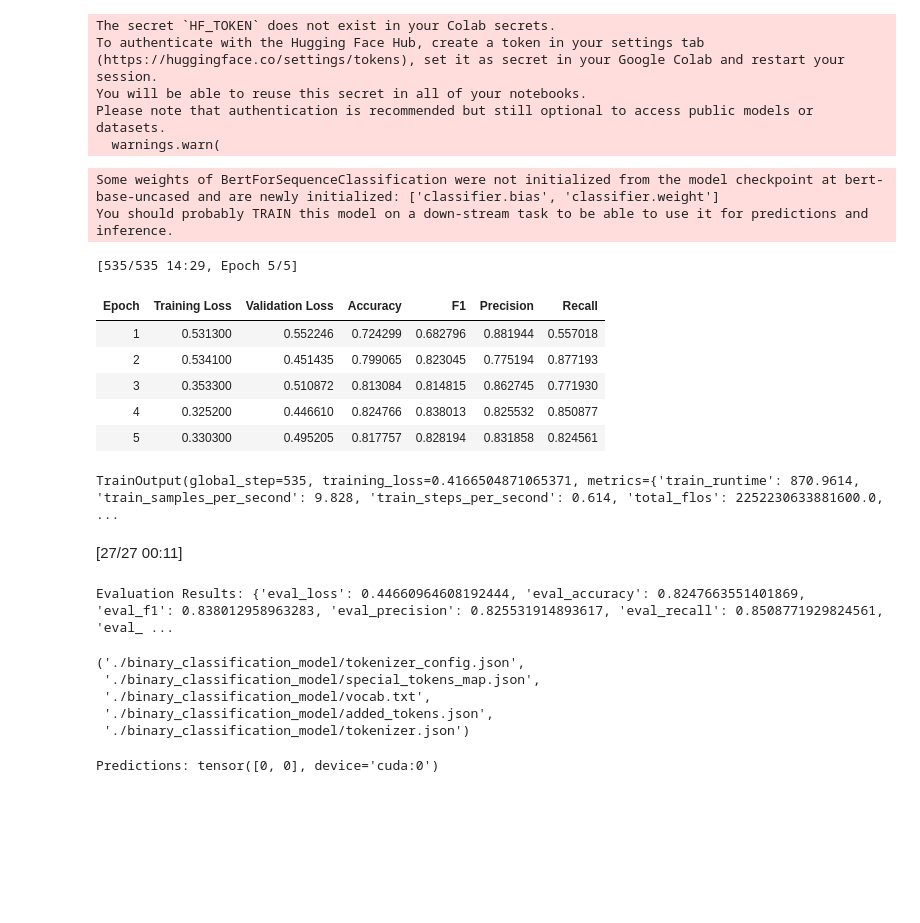
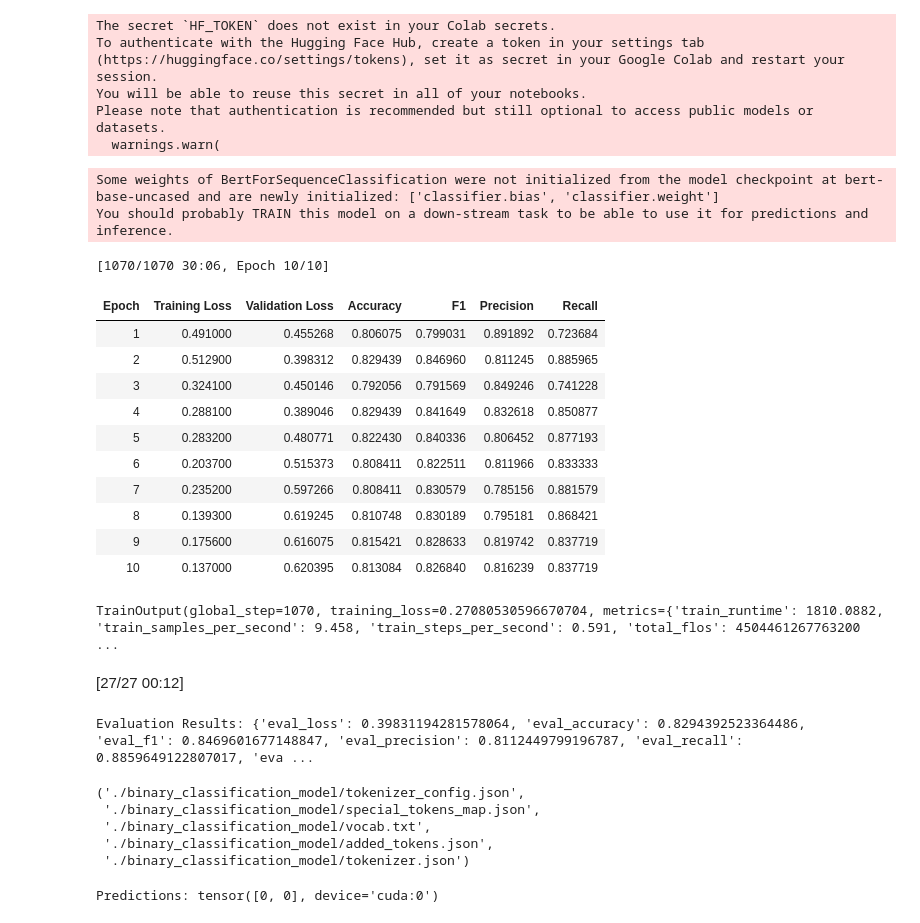
Before and after one commit to Capstone-24-25/module-2-group5, a Jupyter notebook: scripts/group_assignment_3.ipynb, the cells around one changed output. Saved outputs shown, nothing was run; the diff lists cells and outputs as text; code cells hidden in the pictures; blank space fills up the shorter version.

```diff
--- a/scripts/group_assignment_3.ipynb
+++ b/scripts/group_assignment_3.ipynb
@@ -64,50 +64,55 @@ training_args=TrainingArguments(
     output_dir="./results",
     evaluation_strategy="epoch",
     save_strategy="epoch",
-    learning_rate=1e-4,
+    learning_rate=2e-5,
     per_device_train_batch_size=16,
     per_device_eval_batch_size=16,
-    num_train_epochs=5,
+    num_train_epochs=10,
     weight_decay=0.01,
     save_total_limit=1,
     logging_dir="./logs",
     logging_steps=10,
     load_best_model_at_end=True,
     metric_for_best_model="accuracy",
     report_to="none",
 )
 
 
 from sklearn.metrics import accuracy_score, precision_recall_fscore_support
 
 def compute_metrics(pred):
     labels=pred.label_ids
     preds=pred.predictions.argmax(-1)
     precision, recall, f1, _ = precision_recall_fscore_support(labels, preds, average="binary")
     acc=accuracy_score(labels, preds)
     return {"accuracy": acc, "f1": f1, "precision": precision, "recall": recall}
 
 trainer=Trainer(
     model=model,
     args=training_args,
     train_dataset=train_dataset,
     eval_dataset=val_dataset,
     tokenizer=tokenizer,
     compute_metrics=compute_metrics,
 )
 
 trainer.train()
 # %% [output]
 Some weights of BertForSequenceClassification were not initialized from the model checkpoint at bert-base-uncased and are newly initialized: ['classifier.bias', 'classifier.weight']
 You should probably TRAIN this model on a down-stream task to be able to use it for predictions and inference.
-[535/535 14:29, Epoch 5/5]
+[1070/1070 30:06, Epoch 10/10]
 | Epoch | Training Loss | Validation Loss | Accuracy | F1 | Precision | Recall |
-| 1 | 0.531300 | 0.552246 | 0.724299 | 0.682796 | 0.881944 | 0.557018 |
-| 2 | 0.534100 | 0.451435 | 0.799065 | 0.823045 | 0.775194 | 0.877193 |
-| 3 | 0.353300 | 0.510872 | 0.813084 | 0.814815 | 0.862745 | 0.771930 |
-| 4 | 0.325200 | 0.446610 | 0.824766 | 0.838013 | 0.825532 | 0.850877 |
-| 5 | 0.330300 | 0.495205 | 0.817757 | 0.828194 | 0.831858 | 0.824561 |
+| 1 | 0.491000 | 0.455268 | 0.806075 | 0.799031 | 0.891892 | 0.723684 |
+| 2 | 0.512900 | 0.398312 | 0.829439 | 0.846960 | 0.811245 | 0.885965 |
+| 3 | 0.324100 | 0.450146 | 0.792056 | 0.791569 | 0.849246 | 0.741228 |
+| 4 | 0.288100 | 0.389046 | 0.829439 | 0.841649 | 0.832618 | 0.850877 |
+| 5 | 0.283200 | 0.480771 | 0.822430 | 0.840336 | 0.806452 | 0.877193 |
+| 6 | 0.203700 | 0.515373 | 0.808411 | 0.822511 | 0.811966 | 0.833333 |
+| 7 | 0.235200 | 0.597266 | 0.808411 | 0.830579 | 0.785156 | 0.881579 |
+| 8 | 0.139300 | 0.619245 | 0.810748 | 0.830189 | 0.795181 | 0.868421 |
+| 9 | 0.175600 | 0.616075 | 0.815421 | 0.828633 | 0.819742 | 0.837719 |
+| 10 | 0.137000 | 0.620395 | 0.813084 | 0.826840 | 0.816239 | 0.837719 |
-TrainOutput(global_step=535, training_loss=0.4166504871065371, metrics={'train_runtime': 870.9614, 'train_samples_per_second': 9.828, 'train_steps_per_second': 0.614, 'total_flos': 2252230633881600.0, ...
+TrainOutput(global_step=1070, training_loss=0.27080530596670704, metrics={'train_runtime': 1810.0882, 'train_samples_per_second': 9.458, 'train_steps_per_second': 0.591, 'total_flos': 4504461267763200 ...
 # %%
 # Evaluate the model
 eval_results = trainer.evaluate()
@@ -117,8 +122,8 @@ print("Evaluation Results:", eval_results)
 model.save_pretrained("./binary_classification_model")
 tokenizer.save_pretrained("./binary_classification_model")
 # %% [output]
-[27/27 00:11]
+[27/27 00:12]
-Evaluation Results: {'eval_loss': 0.44660964608192444, 'eval_accuracy': 0.8247663551401869, 'eval_f1': 0.838012958963283, 'eval_precision': 0.825531914893617, 'eval_recall': 0.8508771929824561, 'eval_ ...
+Evaluation Results: {'eval_loss': 0.39831194281578064, 'eval_accuracy': 0.8294392523364486, 'eval_f1': 0.8469601677148847, 'eval_precision': 0.8112449799196787, 'eval_recall': 0.8859649122807017, 'eva ...
 ('./binary_classification_model/tokenizer_config.json',
  './binary_classification_model/special_tokens_map.json',
  './binary_classification_model/vocab.txt',
```
Also changed, not shown: parts of 7 cells of this notebook.
